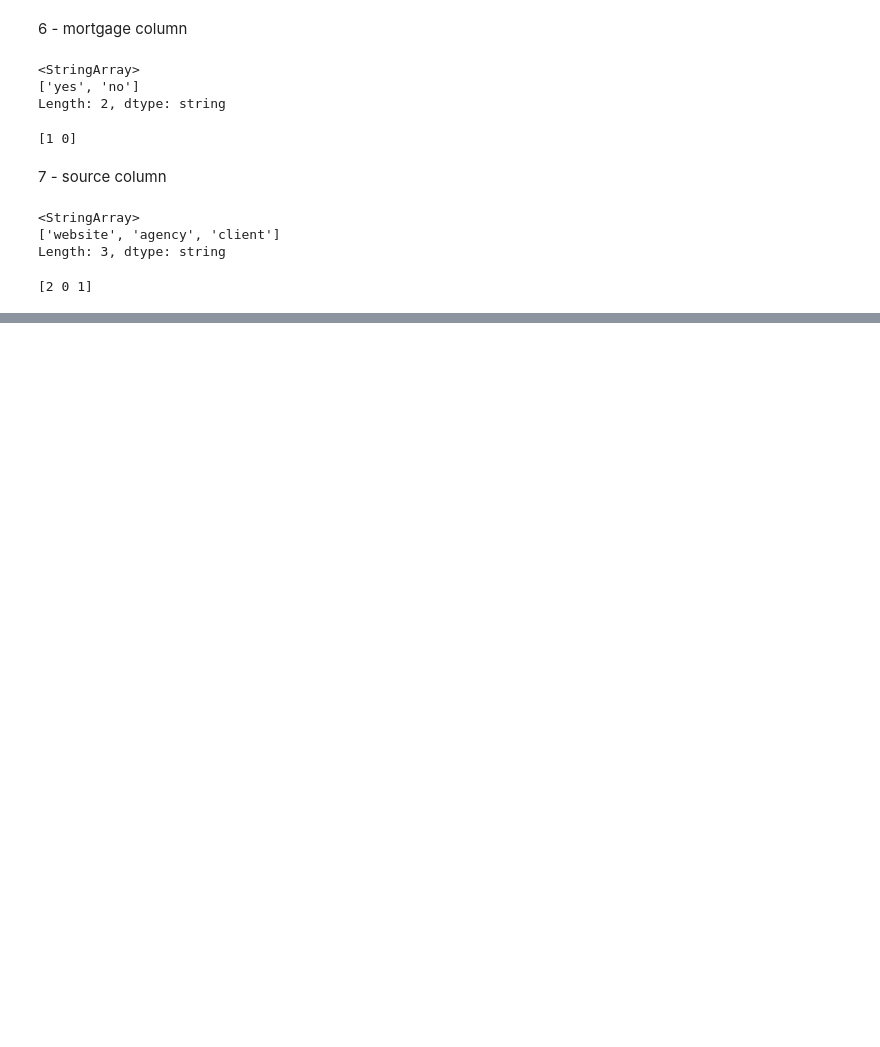
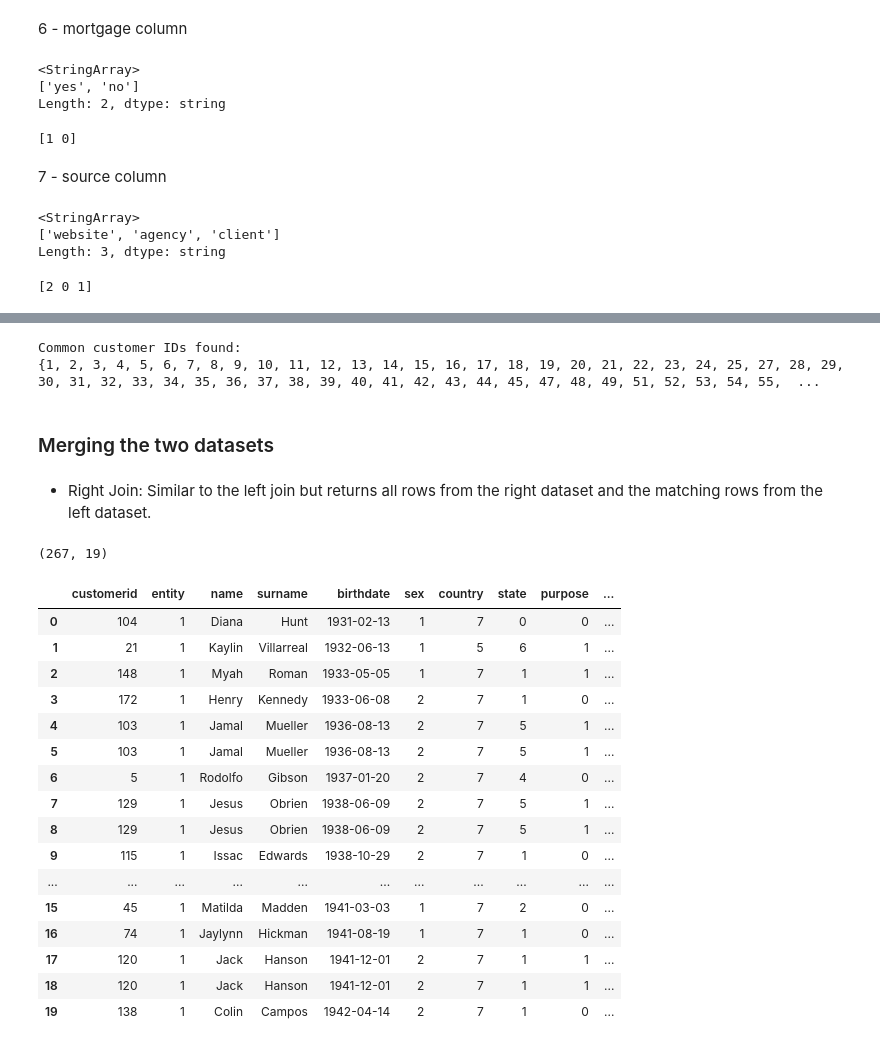
Before and after one commit to mezdourcheima/Real-Estate-Market-Analysis-with-Python, a Jupyter notebook: notebook.ipynb, the cells around one changed output, grey strips where cells are left out. Cells and saved outputs as stored; diff of their text form; code cells hidden in the pictures; blank space fills up the shorter version.

```diff
--- a/notebook.ipynb
+++ b/notebook.ipynb
@@ -377,0 +641,2 @@ dtype: int64
+# %%
+properties['type'] = label_encoder.fit_transform(properties['type'])
@@ -377,0 +687,4 @@ dtype: int64
+# %%
+properties.sort_values(by='datesale', inplace=True)
+# %%
+properties['datesale'].fillna(method='ffill', inplace=True)
@@ -377,0 +737,42 @@ dtype: int64
+# %%
+# Assuming 'customers' and 'properties' are your DataFrames
+common_customer_ids = set(customers['customerid']).intersection(properties['customerid'])
+
+if common_customer_ids:
+    print("Common customer IDs found:")
+    print(common_customer_ids)
+else:
+    print("No common customer IDs found.")
+# %% [output]
+Common customer IDs found:
+{1, 2, 3, 4, 5, 6, 7, 8, 9, 10, 11, 12, 13, 14, 15, 16, 17, 18, 19, 20, 21, 22, 23, 24, 25, 27, 28, 29, 30, 31, 32, 33, 34, 35, 36, 37, 38, 39, 40, 41, 42, 43, 44, 45, 47, 48, 49, 51, 52, 53, 54, 55,  ...
+# %% [markdown]
+### Merging the two datasets
+# %% [markdown]
+* Right Join: Similar to the left join but returns all rows from the right dataset and the matching rows from the left dataset.
+# %%
+data  = customers.merge(properties, on='customerid', how='outer')
+# %%
+data.shape
+# %% [output]
+(267, 19)
+# %%
+data.head(20)
+# %% [output]
+|  | customerid | entity | name | surname | birthdate | sex | country | state | purpose | ... |
+| 0 | 104 | 1 | Diana | Hunt | 1931-02-13 | 1 | 7 | 0 | 0 | ... |
+| 1 | 21 | 1 | Kaylin | Villarreal | 1932-06-13 | 1 | 5 | 6 | 1 | ... |
+| 2 | 148 | 1 | Myah | Roman | 1933-05-05 | 1 | 7 | 1 | 1 | ... |
+| 3 | 172 | 1 | Henry | Kennedy | 1933-06-08 | 2 | 7 | 1 | 0 | ... |
+| 4 | 103 | 1 | Jamal | Mueller | 1936-08-13 | 2 | 7 | 5 | 1 | ... |
+| 5 | 103 | 1 | Jamal | Mueller | 1936-08-13 | 2 | 7 | 5 | 1 | ... |
+| 6 | 5 | 1 | Rodolfo | Gibson | 1937-01-20 | 2 | 7 | 4 | 0 | ... |
+| 7 | 129 | 1 | Jesus | Obrien | 1938-06-09 | 2 | 7 | 5 | 1 | ... |
+| 8 | 129 | 1 | Jesus | Obrien | 1938-06-09 | 2 | 7 | 5 | 1 | ... |
+| 9 | 115 | 1 | Issac | Edwards | 1938-10-29 | 2 | 7 | 1 | 0 | ... |
+| ... | ... | ... | ... | ... | ... | ... | ... | ... | ... | ... |
+| 15 | 45 | 1 | Matilda | Madden | 1941-03-03 | 1 | 7 | 2 | 0 | ... |
+| 16 | 74 | 1 | Jaylynn | Hickman | 1941-08-19 | 1 | 7 | 1 | 0 | ... |
+| 17 | 120 | 1 | Jack | Hanson | 1941-12-01 | 2 | 7 | 1 | 1 | ... |
+| 18 | 120 | 1 | Jack | Hanson | 1941-12-01 | 2 | 7 | 1 | 1 | ... |
+| 19 | 138 | 1 | Colin | Campos | 1942-04-14 | 2 | 7 | 1 | 0 | ... |
```
Also changed, not shown: parts of 70 cells of this notebook.
